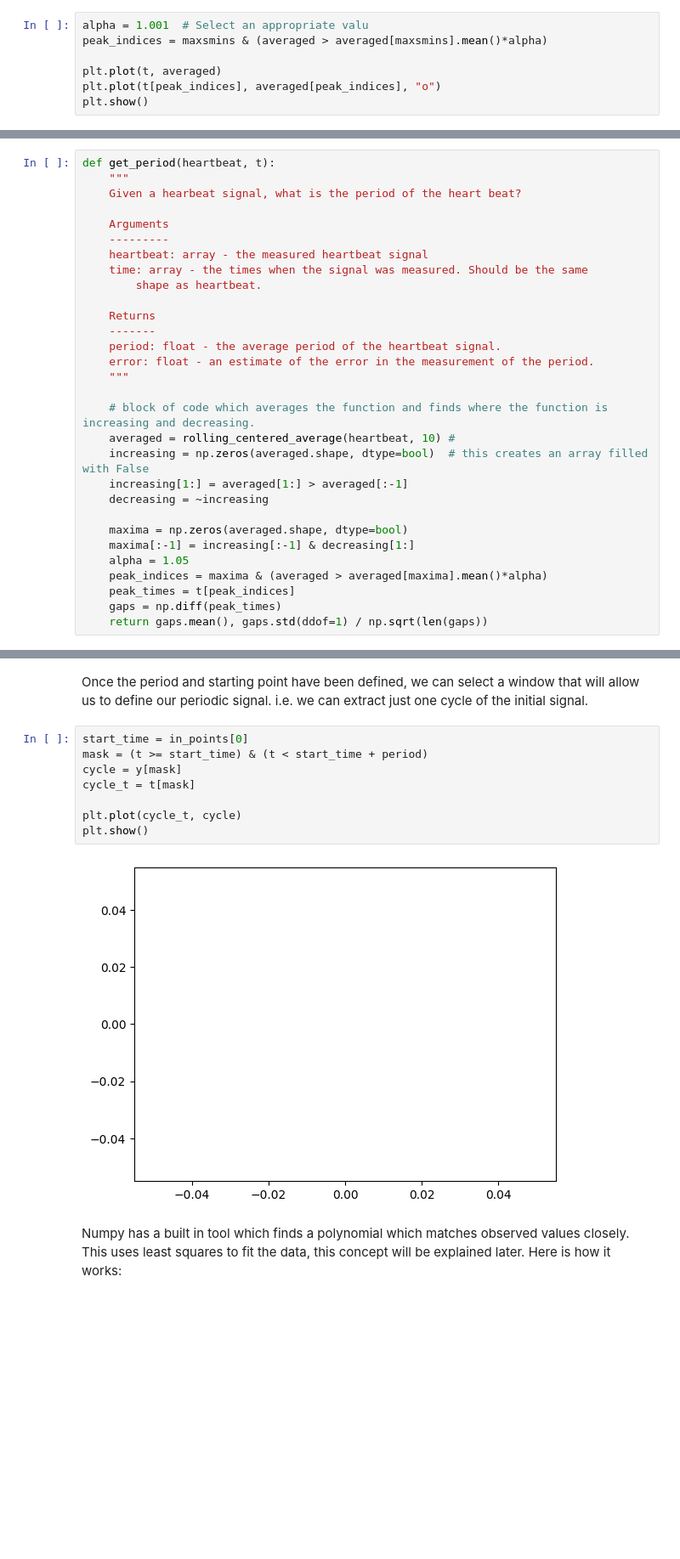
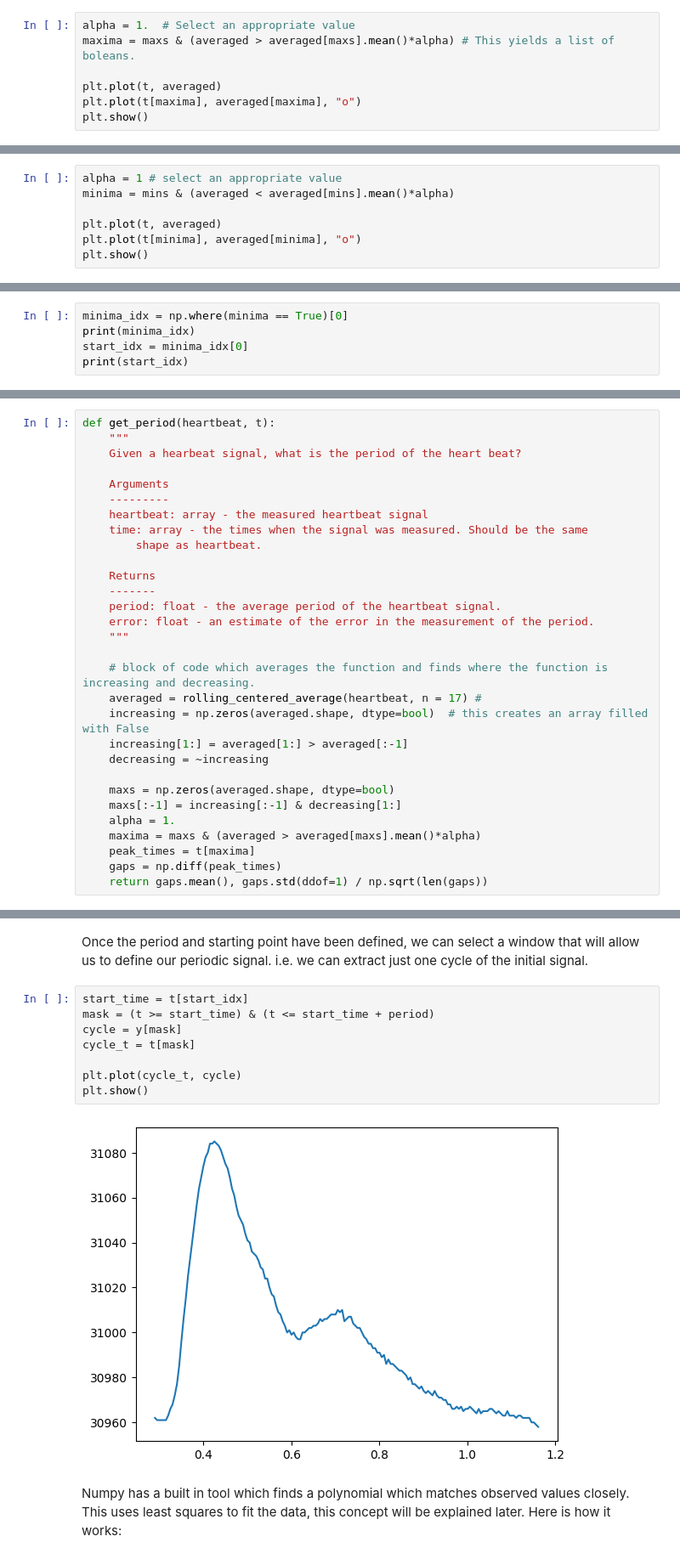
Before and after one commit to TheDataScienceLabs/DSLab_Probability, a Jupyter notebook: lab1.ipynb, the cells around one changed output, grey strips where cells are left out. Shown at 85% size. Drawn from its saved outputs; the diff is of its cells as text; blank space fills up the shorter version.

```diff
--- a/lab1.ipynb
+++ b/lab1.ipynb
@@ -289,8 +291,8 @@ plt.show()
 # %%
-alpha = 1.001  # Select an appropriate valu
-peak_indices = maxsmins & (averaged > averaged[maxsmins].mean()*alpha)
+alpha = 1.  # Select an appropriate value
+maxima = maxs & (averaged > averaged[maxs].mean()*alpha) # This yields a list of boleans.
 
 plt.plot(t, averaged)
-plt.plot(t[peak_indices], averaged[peak_indices], "o")
+plt.plot(t[maxima], averaged[maxima], "o")
 plt.show()
 # %% [output]
@@ -320,0 +300,7 @@ plt.show()
+# %%
+alpha = 1 # select an appropriate value
+minima = mins & (averaged < averaged[mins].mean()*alpha)
+
+plt.plot(t, averaged)
+plt.plot(t[minima], averaged[minima], "o")
+plt.show()
@@ -338,0 +323,5 @@ start_time
+# %%
+minima_idx = np.where(minima == True)[0]
+print(minima_idx)
+start_idx = minima_idx[0]
+print(start_idx)
@@ -358,16 +359,16 @@ def get_period(heartbeat, t):
     """
 
     # block of code which averages the function and finds where the function is increasing and decreasing.
-    averaged = rolling_centered_average(heartbeat, 10) #
+    averaged = rolling_centered_average(heartbeat, n = 17) #
     increasing = np.zeros(averaged.shape, dtype=bool)  # this creates an array filled with False
     increasing[1:] = averaged[1:] > averaged[:-1]
     decreasing = ~increasing
 
-    maxima = np.zeros(averaged.shape, dtype=bool)
-    maxima[:-1] = increasing[:-1] & decreasing[1:]
-    alpha = 1.05
-    peak_indices = maxima & (averaged > averaged[maxima].mean()*alpha)
-    peak_times = t[peak_indices]
+    maxs = np.zeros(averaged.shape, dtype=bool)
+    maxs[:-1] = increasing[:-1] & decreasing[1:]
+    alpha = 1.
+    maxima = maxs & (averaged > averaged[maxs].mean()*alpha)
+    peak_times = t[maxima]
     gaps = np.diff(peak_times)
     return gaps.mean(), gaps.std(ddof=1) / np.sqrt(len(gaps))
 # %%
@@ -387,15 +387,15 @@ The rolling average technique used above works very well for identifying the loc
 # %% [markdown]
 Once the period and starting point have been defined, we can select a window that will allow us to define our periodic signal. i.e. we can extract just one cycle of the initial signal.
 # %%
-start_time = in_points[0]
-mask = (t >= start_time) & (t < start_time + period)
+start_time = t[start_idx]
+mask = (t >= start_time) & (t <= start_time + period)
 cycle = y[mask]
 cycle_t = t[mask]
 
 plt.plot(cycle_t, cycle)
 plt.show()
 # %% [output]
-[figure, old version]
+[figure, new version]
 # %% [markdown]
 Numpy has a built in tool which finds a polynomial which matches observed values closely. This uses least squares to fit the data, this concept will be explained later. Here is how it works:
 # %%
```
Also changed, not shown: parts of 43 cells of this notebook.
